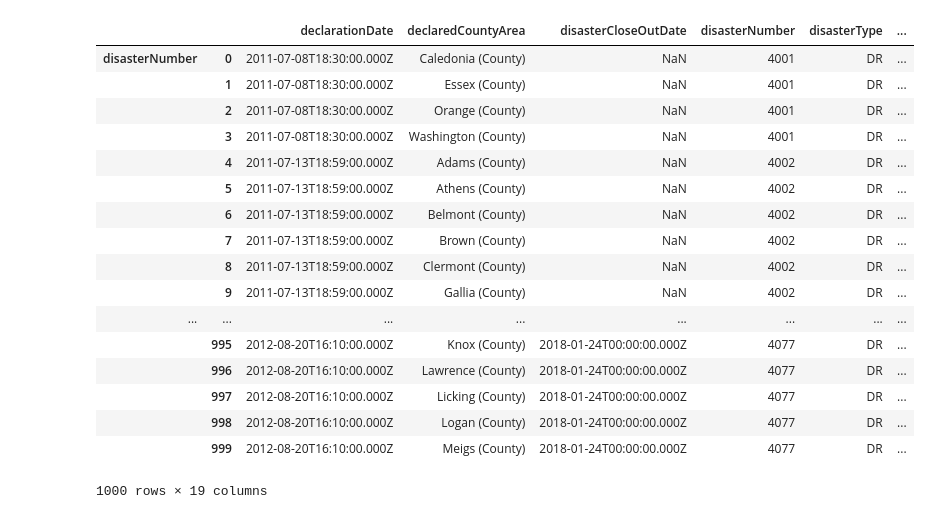
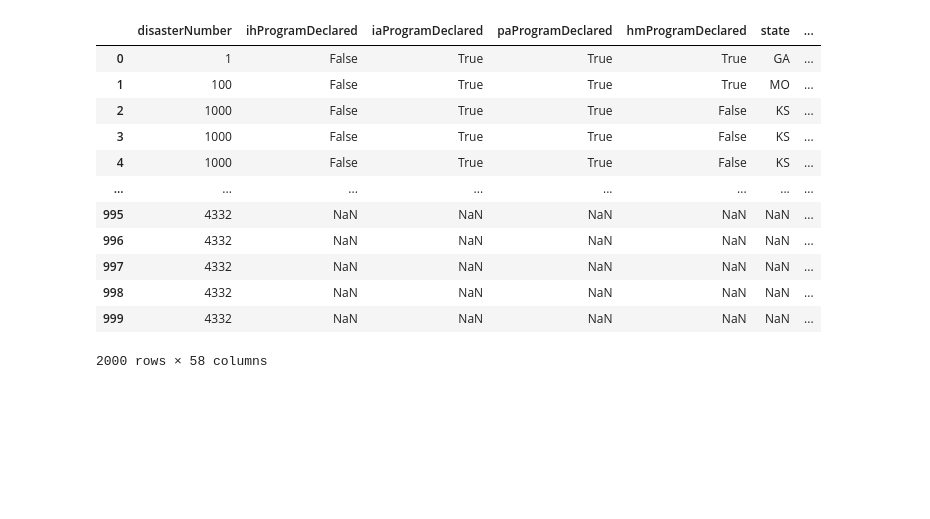
Before and after one commit to perepechko-alex/jupyter-demo, a Jupyter notebook: openfema.ipynb, the cells around one changed output. Saved outputs shown, nothing was run; the diff lists cells and outputs as text; code cells hidden in the pictures; blank space fills up the shorter version.

```diff
--- a/openfema.ipynb
+++ b/openfema.ipynb
@@ -77,39 +77,35 @@ print(df2)
 # %%
 import requests
 import numpy as np
 import pandas as pd
 import matplotlib.pyplot as plt
 from pandas.io.json import json_normalize
 
 url = "https://www.fema.gov/api/open/v1/DisasterDeclarationsSummaries?$top=1000&$orderby=disasterNumber&$format=json"
 url2 = "https://www.fema.gov/api/open/v1/IndividualAssistanceHousingRegistrantsLargeDisasters?$top=1000&$orderby=disasterNumber&$format=json"
 apiResponse = requests.get(url)
 apiResponse2 = requests.get(url2)
 responseJson = apiResponse.json()
 responseJson2 = apiResponse2.json()
 
 df = json_normalize(responseJson, 'DisasterDeclarationsSummaries')
 df2 = json_normalize(responseJson2, 'IndividualAssistanceHousingRegistrantsLargeDisasters')
-frames = [df, df2]pd.concat(frames, join='outer', sort=False)
+frames = [df, df2]
+pd.concat(frames, join='outer', sort=False)
 # %% [output]
-|  |  | declarationDate | declaredCountyArea | disasterCloseOutDate | disasterNumber | disasterType | ... |
-| disasterNumber | 0 | 2011-07-08T18:30:00.000Z | Caledonia (County) | NaN | 4001 | DR | ... |
-|  | 1 | 2011-07-08T18:30:00.000Z | Essex (County) | NaN | 4001 | DR | ... |
-|  | 2 | 2011-07-08T18:30:00.000Z | Orange (County) | NaN | 4001 | DR | ... |
-|  | 3 | 2011-07-08T18:30:00.000Z | Washington (County) | NaN | 4001 | DR | ... |
-|  | 4 | 2011-07-13T18:59:00.000Z | Adams (County) | NaN | 4002 | DR | ... |
-|  | 5 | 2011-07-13T18:59:00.000Z | Athens (County) | NaN | 4002 | DR | ... |
-|  | 6 | 2011-07-13T18:59:00.000Z | Belmont (County) | NaN | 4002 | DR | ... |
-|  | 7 | 2011-07-13T18:59:00.000Z | Brown (County) | NaN | 4002 | DR | ... |
-|  | 8 | 2011-07-13T18:59:00.000Z | Clermont (County) | NaN | 4002 | DR | ... |
-|  | 9 | 2011-07-13T18:59:00.000Z | Gallia (County) | NaN | 4002 | DR | ... |
+|  | disasterNumber | ihProgramDeclared | iaProgramDeclared | paProgramDeclared | hmProgramDeclared | state | ... |
+| 0 | 1 | False | True | True | True | GA | ... |
+| 1 | 100 | False | True | True | True | MO | ... |
+| 2 | 1000 | False | True | True | False | KS | ... |
+| 3 | 1000 | False | True | True | False | KS | ... |
+| 4 | 1000 | False | True | True | False | KS | ... |
 | ... | ... | ... | ... | ... | ... | ... | ... |
-|  | 995 | 2012-08-20T16:10:00.000Z | Knox (County) | 2018-01-24T00:00:00.000Z | 4077 | DR | ... |
-|  | 996 | 2012-08-20T16:10:00.000Z | Lawrence (County) | 2018-01-24T00:00:00.000Z | 4077 | DR | ... |
-|  | 997 | 2012-08-20T16:10:00.000Z | Licking (County) | 2018-01-24T00:00:00.000Z | 4077 | DR | ... |
-|  | 998 | 2012-08-20T16:10:00.000Z | Logan (County) | 2018-01-24T00:00:00.000Z | 4077 | DR | ... |
-|  | 999 | 2012-08-20T16:10:00.000Z | Meigs (County) | 2018-01-24T00:00:00.000Z | 4077 | DR | ... |
+| 995 | 4332 | NaN | NaN | NaN | NaN | NaN | ... |
+| 996 | 4332 | NaN | NaN | NaN | NaN | NaN | ... |
+| 997 | 4332 | NaN | NaN | NaN | NaN | NaN | ... |
+| 998 | 4332 | NaN | NaN | NaN | NaN | NaN | ... |
+| 999 | 4332 | NaN | NaN | NaN | NaN | NaN | ... |
-1000 rows × 19 columns
+2000 rows × 58 columns
 # %%
 import requests
 import numpy as np
```
Also changed, not shown: parts of 4 cells of this notebook.
